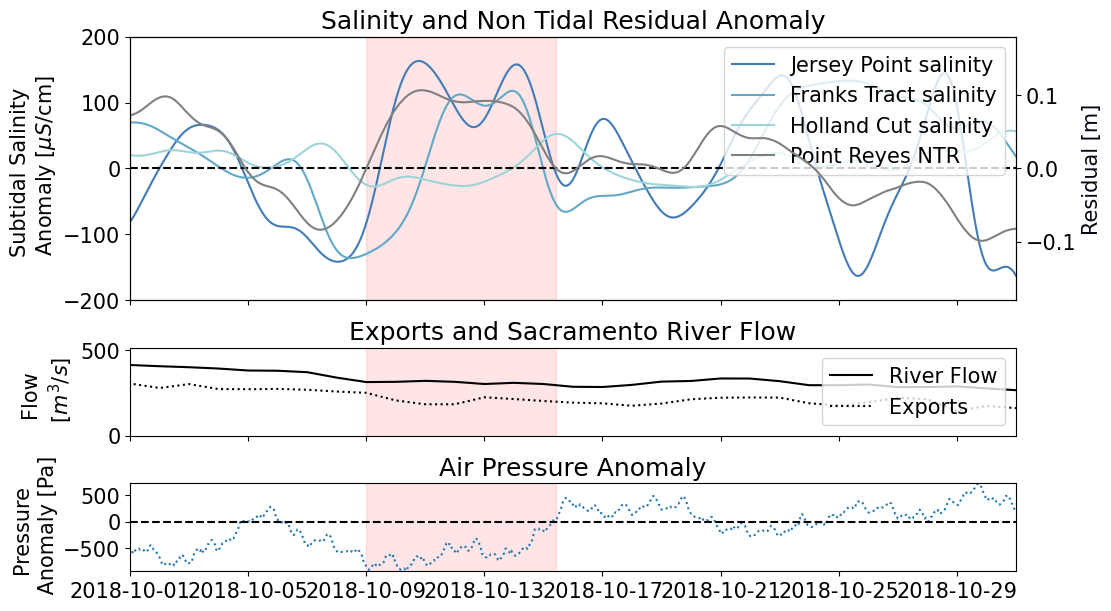
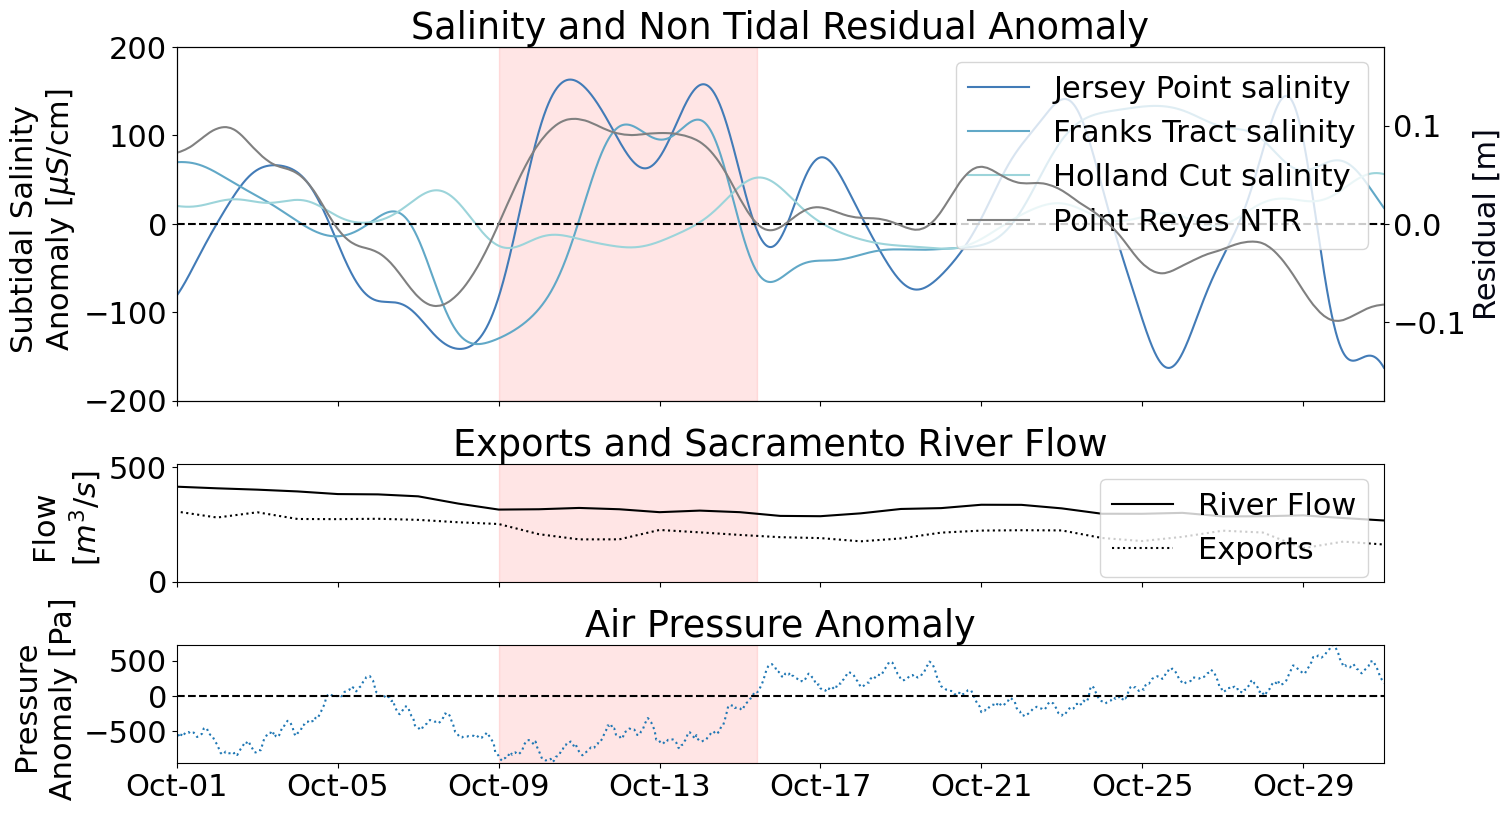
Code edit (unified diff) that turned the first committed figure into the second:
--- before
+++ after
@@ -1,6 +1,6 @@
 # Try plotting exports and river flow on a second thin subplot below the salinity and elevation plot and then a third plot for sea level pressure
 #this time put all the individual legends on their own plots 
-fig, ax = plt.subplots(3,1,layout="constrained",sharex=True,figsize=(11,6),gridspec_kw={'height_ratios': [3, 1, 1]})
-
+fig, ax = plt.subplots(3,1,layout="constrained",sharex=True,figsize=(15,8),gridspec_kw={'height_ratios': [3, 1, 1]})
+mpl.rcParams.update({'font.size': 22})
 #Set the date limits of the plot HERE so I can rescale the axes by min and max in this range 
 lim1=datetime(2018,10,1)
@@ -78,6 +78,8 @@
 ax[0].legend(handles=[a,b,c,d],loc='upper right')
 
+ax[2].xaxis.set_major_formatter(mdates.ConciseDateFormatter(ax[2].xaxis.get_major_locator()))
+ax[2].xaxis.set_major_formatter(mdates.DateFormatter('%b-%d'))
 plt.show()
 
 
-fig.savefig('/global/scratch/users/jennaisrael/climate_data_processing/identify_stp/manuscript_figures/stacked_TS_2018_fixed_shaded_align0_dash_fix_legends.png')
+fig.savefig('/global/scratch/users/jennaisrael/climate_data_processing/identify_stp/manuscript_figures/stacked_TS_2018_fixed_shaded_align0_dash_fix_legends_fix_xaxis.png')

Commit: fix x axis on ch 2 stacked plot